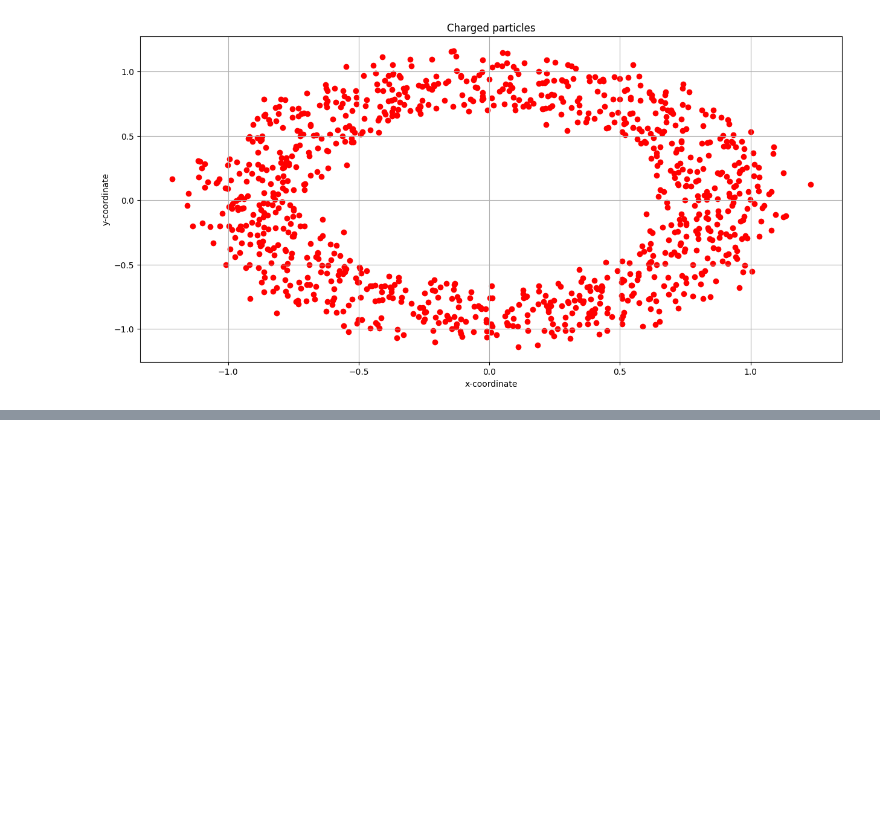
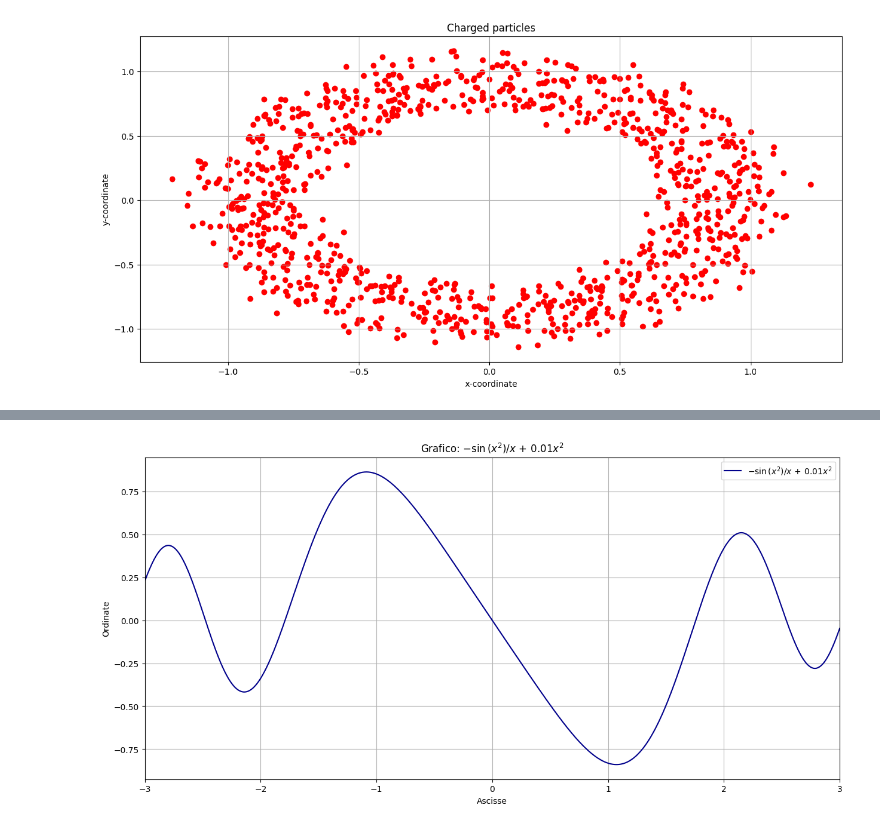
Before and after one commit to Negrini085/DeepLearning, a Jupyter notebook: Esercitazioni/lab_02.ipynb, the cells around one changed output, grey strips where cells are left out. Saved outputs shown, nothing was run; the diff lists cells and outputs as text; code cells hidden in the pictures; blank space fills up the shorter version.

```diff
--- a/Esercitazioni/lab_02.ipynb
+++ b/Esercitazioni/lab_02.ipynb
@@ -298,0 +324,32 @@ plt.show()
+# %%
+def funx(x):
+    # Funzione target
+    return -np.sin(x*x)/x + 0.01 * x*x
+
+# Calcolo della funzione
+x = np.linspace(-3, 3, 1000)
+fx = funx(x)
+
+# Creazione file di output con colonne: x, f(x)
+with open("Dati/Esercitazione2/output5.dat", "w") as file:
+    for i, posx in enumerate(x):
+        funzx = fx[i]
+        file.write(f"{posx}\t{funzx}\n")
+
+
+# Creazione grafico output
+fig = plt.figure(figsize=(15, 7))
+plt.plot(x, fx, color = "darkblue", label = r"$-\sin{\left(x^2\right)}/x\,+\,0.01x^2$")
+
+plt.title(r"Grafico: $-\sin{\left(x^2\right)}/x\,+\,0.01x^2$")
+plt.ylabel("Ordinate")
+plt.xlabel("Ascisse")
+plt.xlim(-3, 3)
+
+plt.legend(loc="best")
+plt.grid(True)
+
+plt.savefig("Immagini/Esercitazione2/output5.png")
+plt.show()
+# %% [output]
+[figure, added]
```
Also changed, not shown: parts of 2 cells of this notebook.
